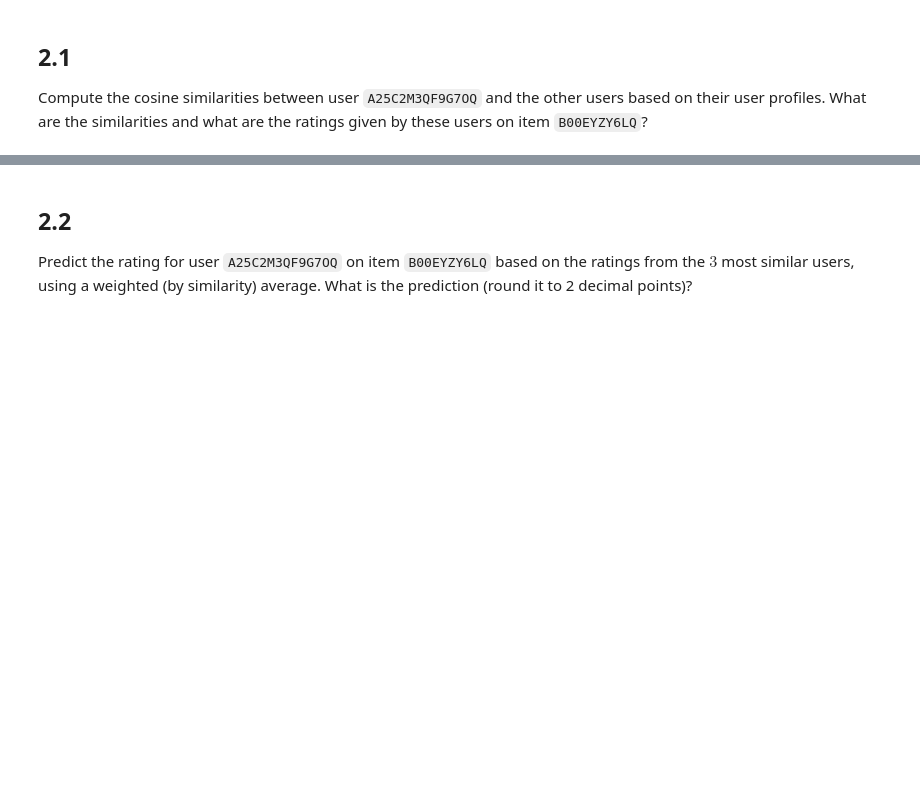
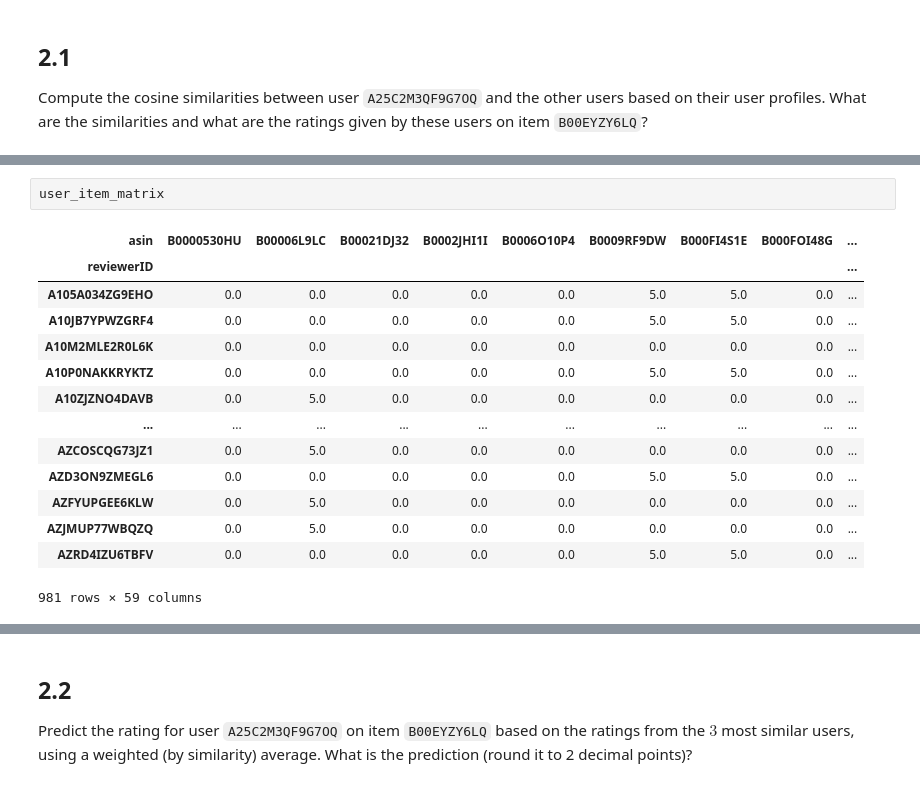
Before and after one commit to danielpenchev98/Web-Recommender-Systems-2025, a Jupyter notebook: week6/Week 11 - Lab Session.ipynb, the cells around one changed output, grey strips where cells are left out. Cells and saved outputs as stored; diff of their text form; blank space fills up the shorter version.

```diff
--- a/week6/Week 11 - Lab Session.ipynb
+++ b/week6/Week 11 - Lab Session.ipynb
@@ -175,0 +148,17 @@ input_users = user_item_matrix[user_item_matrix['B00EYZY6LQ']>0]
+# %%
+user_item_matrix
+# %% [output]
+| asin | B0000530HU | B00006L9LC | B00021DJ32 | B0002JHI1I | B0006O10P4 | B0009RF9DW | B000FI4S1E | B000FOI48G | ... |
+| reviewerID |  |  |  |  |  |  |  |  | ... |
+| A105A034ZG9EHO | 0.0 | 0.0 | 0.0 | 0.0 | 0.0 | 5.0 | 5.0 | 0.0 | ... |
+| A10JB7YPWZGRF4 | 0.0 | 0.0 | 0.0 | 0.0 | 0.0 | 5.0 | 5.0 | 0.0 | ... |
+| A10M2MLE2R0L6K | 0.0 | 0.0 | 0.0 | 0.0 | 0.0 | 0.0 | 0.0 | 0.0 | ... |
+| A10P0NAKKRYKTZ | 0.0 | 0.0 | 0.0 | 0.0 | 0.0 | 5.0 | 5.0 | 0.0 | ... |
+| A10ZJZNO4DAVB | 0.0 | 5.0 | 0.0 | 0.0 | 0.0 | 0.0 | 0.0 | 0.0 | ... |
+| ... | ... | ... | ... | ... | ... | ... | ... | ... | ... |
+| AZCOSCQG73JZ1 | 0.0 | 5.0 | 0.0 | 0.0 | 0.0 | 0.0 | 0.0 | 0.0 | ... |
+| AZD3ON9ZMEGL6 | 0.0 | 0.0 | 0.0 | 0.0 | 0.0 | 5.0 | 5.0 | 0.0 | ... |
+| AZFYUPGEE6KLW | 0.0 | 5.0 | 0.0 | 0.0 | 0.0 | 0.0 | 0.0 | 0.0 | ... |
+| AZJMUP77WBQZQ | 0.0 | 5.0 | 0.0 | 0.0 | 0.0 | 0.0 | 0.0 | 0.0 | ... |
+| AZRD4IZU6TBFV | 0.0 | 0.0 | 0.0 | 0.0 | 0.0 | 5.0 | 5.0 | 0.0 | ... |
+981 rows × 59 columns
```
Also changed, not shown: parts of 15 cells of this notebook.
